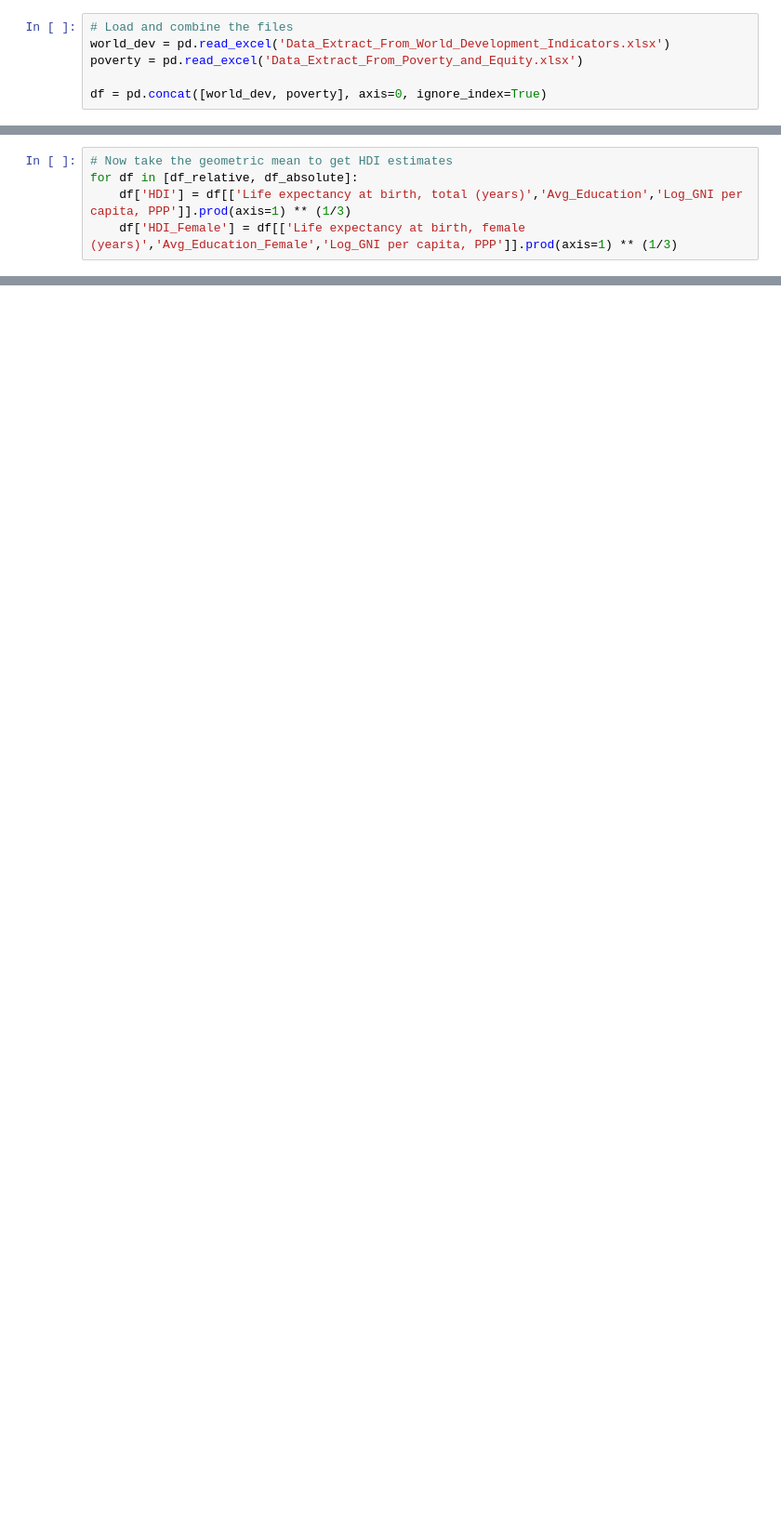
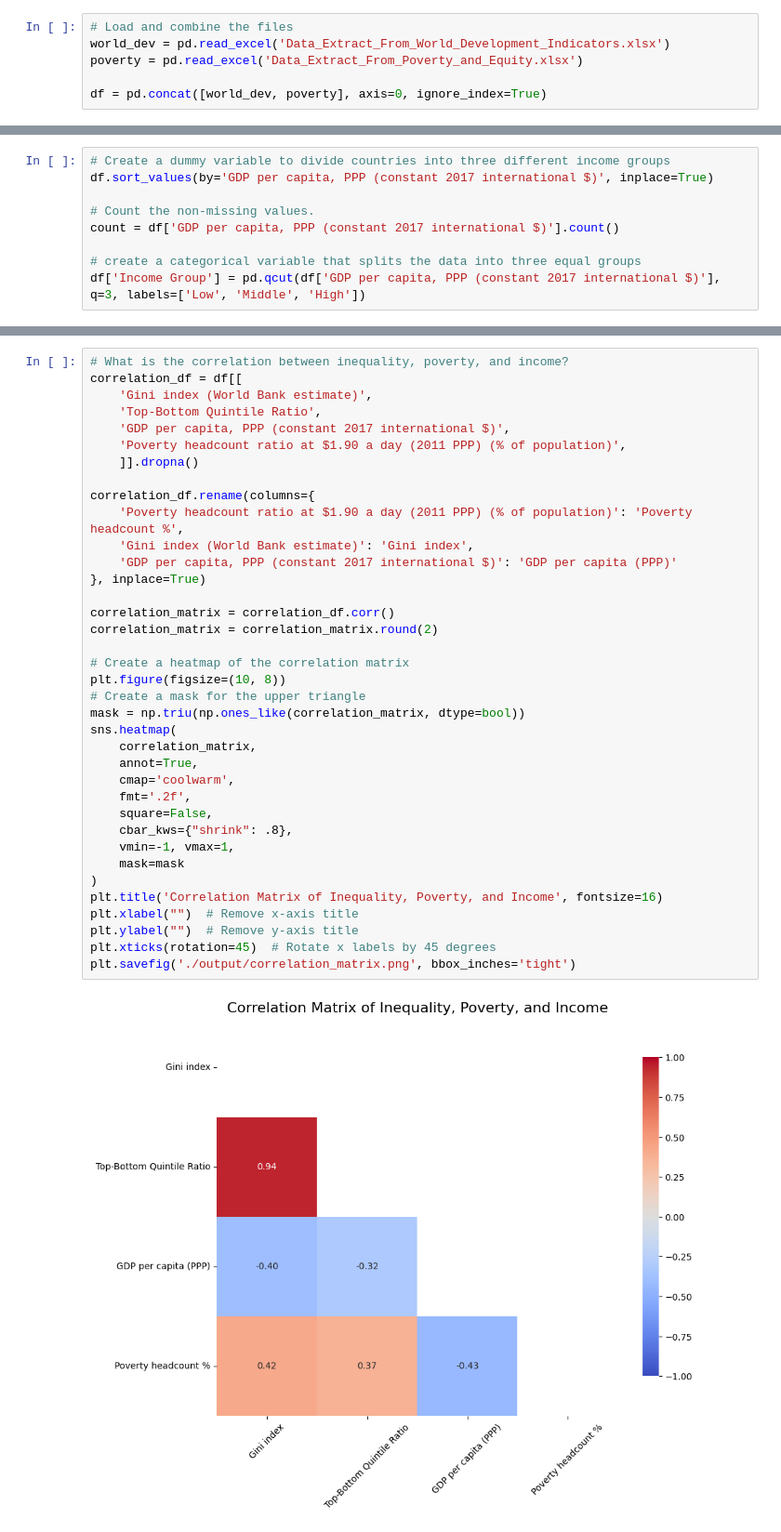
Before and after one commit to svanomm/development-econ, a Jupyter notebook: week 2 assignment/20250714 - DevEcon Assignment 2.ipynb, the cells around one changed output, grey strips where cells are left out. Shown: that part at 93% size. Drawn from its saved outputs; the diff is of its cells as text; blank space fills up the shorter version.

```diff
--- a/week 2 assignment/20250714 - DevEcon Assignment 2.ipynb
+++ b/week 2 assignment/20250714 - DevEcon Assignment 2.ipynb
@@ -182,5 +17,0 @@ for df in [df_relative, df_absolute]:
-# %%
-# Now take the geometric mean to get HDI estimates
-for df in [df_relative, df_absolute]:
-    df['HDI'] = df[['Life expectancy at birth, total (years)','Avg_Education','Log_GNI per capita, PPP']].prod(axis=1) ** (1/3)
-    df['HDI_Female'] = df[['Life expectancy at birth, female (years)','Avg_Education_Female','Log_GNI per capita, PPP']].prod(axis=1) ** (1/3)
@@ -334,0 +109,9 @@ plt.show()
+# %%
+# Create a dummy variable to divide countries into three different income groups
+df.sort_values(by='GDP per capita, PPP (constant 2017 international $)', inplace=True)
+
+# Count the non-missing values.
+count = df['GDP per capita, PPP (constant 2017 international $)'].count()
+
+# create a categorical variable that splits the data into three equal groups
+df['Income Group'] = pd.qcut(df['GDP per capita, PPP (constant 2017 international $)'], q=3, labels=['Low', 'Middle', 'High'])
@@ -334,0 +153,39 @@ plt.show()
+# %%
+# What is the correlation between inequality, poverty, and income?
+correlation_df = df[[
+    'Gini index (World Bank estimate)',
+    'Top-Bottom Quintile Ratio',
+    'GDP per capita, PPP (constant 2017 international $)',
+    'Poverty headcount ratio at $1.90 a day (2011 PPP) (% of population)',
+    ]].dropna()
+
+correlation_df.rename(columns={
+    'Poverty headcount ratio at $1.90 a day (2011 PPP) (% of population)': 'Poverty headcount %',
+    'Gini index (World Bank estimate)': 'Gini index',
+    'GDP per capita, PPP (constant 2017 international $)': 'GDP per capita (PPP)'
+}, inplace=True)
+
+correlation_matrix = correlation_df.corr()
+correlation_matrix = correlation_matrix.round(2)
+
+# Create a heatmap of the correlation matrix
+plt.figure(figsize=(10, 8))
+# Create a mask for the upper triangle
+mask = np.triu(np.ones_like(correlation_matrix, dtype=bool))
+sns.heatmap(
+    correlation_matrix,
+    annot=True,
+    cmap='coolwarm',
+    fmt='.2f',
+    square=False,
+    cbar_kws={"shrink": .8},
+    vmin=-1, vmax=1,
+    mask=mask
+)
+plt.title('Correlation Matrix of Inequality, Poverty, and Income', fontsize=16)
+plt.xlabel("")  # Remove x-axis title
+plt.ylabel("")  # Remove y-axis title
+plt.xticks(rotation=45)  # Rotate x labels by 45 degrees
+plt.savefig('./output/correlation_matrix.png', bbox_inches='tight')
+# %% [output]
+[figure, added]
```
Also changed, not shown: parts of 38 cells of this notebook, 23 other files.
